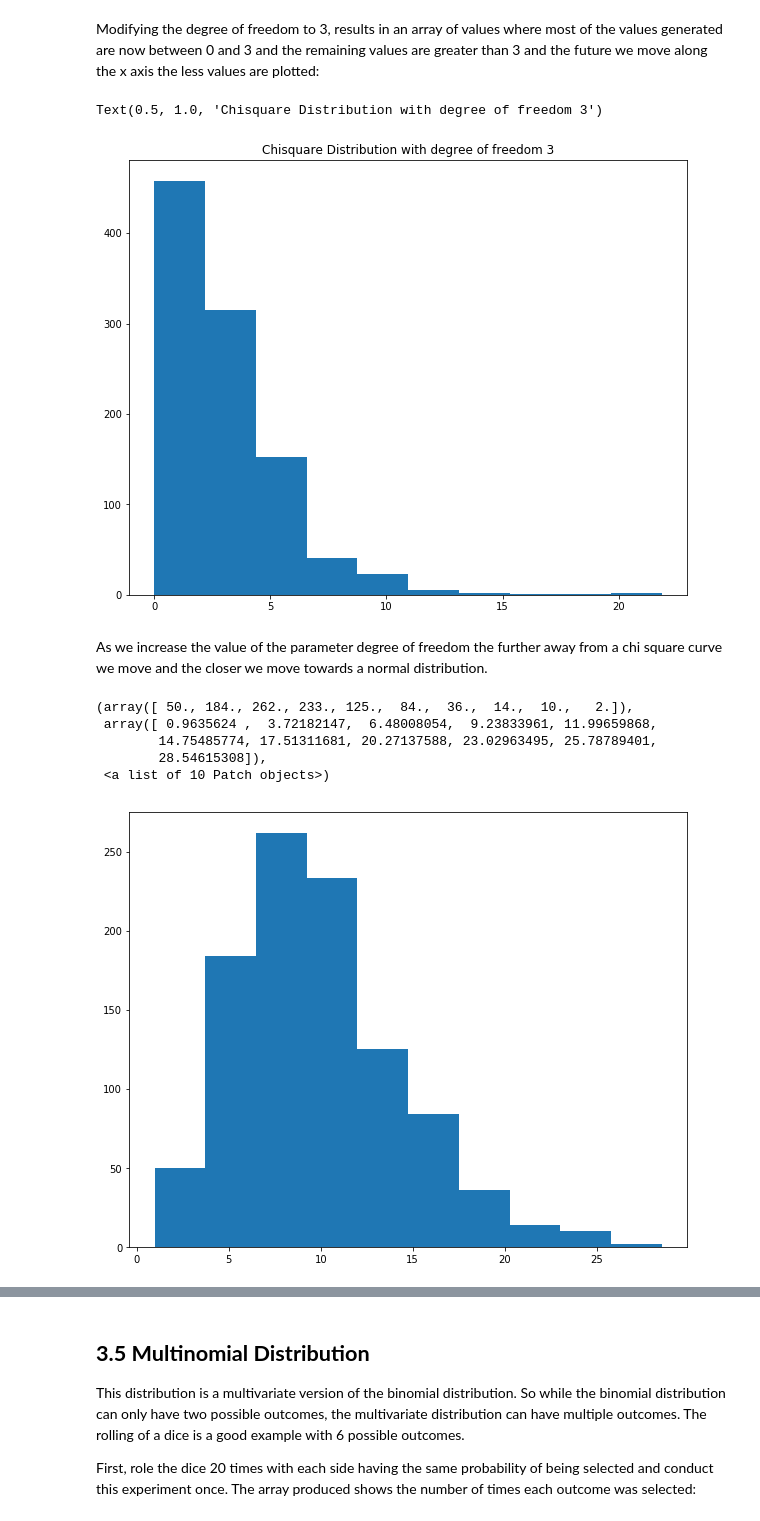
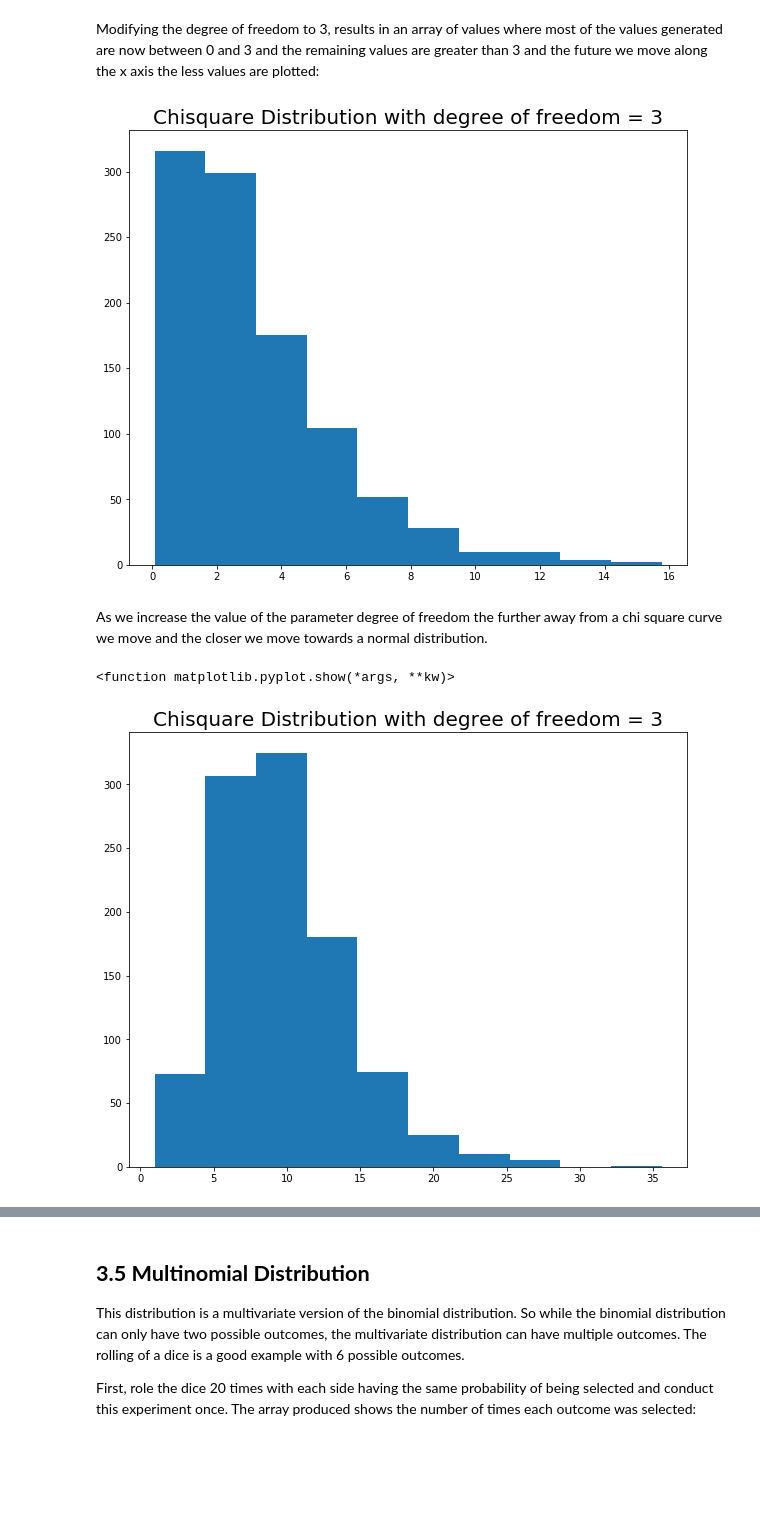
Before and after one commit to fionaoriordan/52465_19_np, a Jupyter notebook: numpy_random.ipynb, the cells around one changed output, grey strips where cells are left out. Drawn from its saved outputs; the diff is of its cells as text; code cells hidden in the pictures; blank space fills up the shorter version.

```diff
--- a/numpy_random.ipynb
+++ b/numpy_random.ipynb
@@ -677,20 +731,20 @@ x = np.random.chisquare(dof, size)
 x
 plt.hist(x)
 #set the plot title
-plt.title(f"Chisquare Distribution with degree of freedom {dof}")
+plt.title(f"Chisquare Distribution with degree of freedom = {dof}", fontsize = 20)
+
+plt.show()
 # %% [output]
-Text(0.5, 1.0, 'Chisquare Distribution with degree of freedom 3')
-[figure, old version]
+[figure, new version]
 # %% [markdown]
 As we increase the value of the parameter degree of freedom the further away from a chi square curve we move and the closer we move towards a normal distribution.
 # %%
 x = np.random.chisquare(10,1000)
 x
 plt.hist(x)
+
+plt.title(f"Chisquare Distribution with degree of freedom = {dof}", fontsize = 20)
+plt.show
 # %% [output]
-(array([ 50., 184., 262., 233., 125.,  84.,  36.,  14.,  10.,   2.]),
- array([ 0.9635624 ,  3.72182147,  6.48008054,  9.23833961, 11.99659868,
-        14.75485774, 17.51311681, 20.27137588, 23.02963495, 25.78789401,
-        28.54615308]),
- <a list of 10 Patch objects>)
+<function matplotlib.pyplot.show(*args, **kw)>
-[figure, old version]
+[figure, new version]
```
Also changed, not shown: parts of 52 cells of this notebook.
